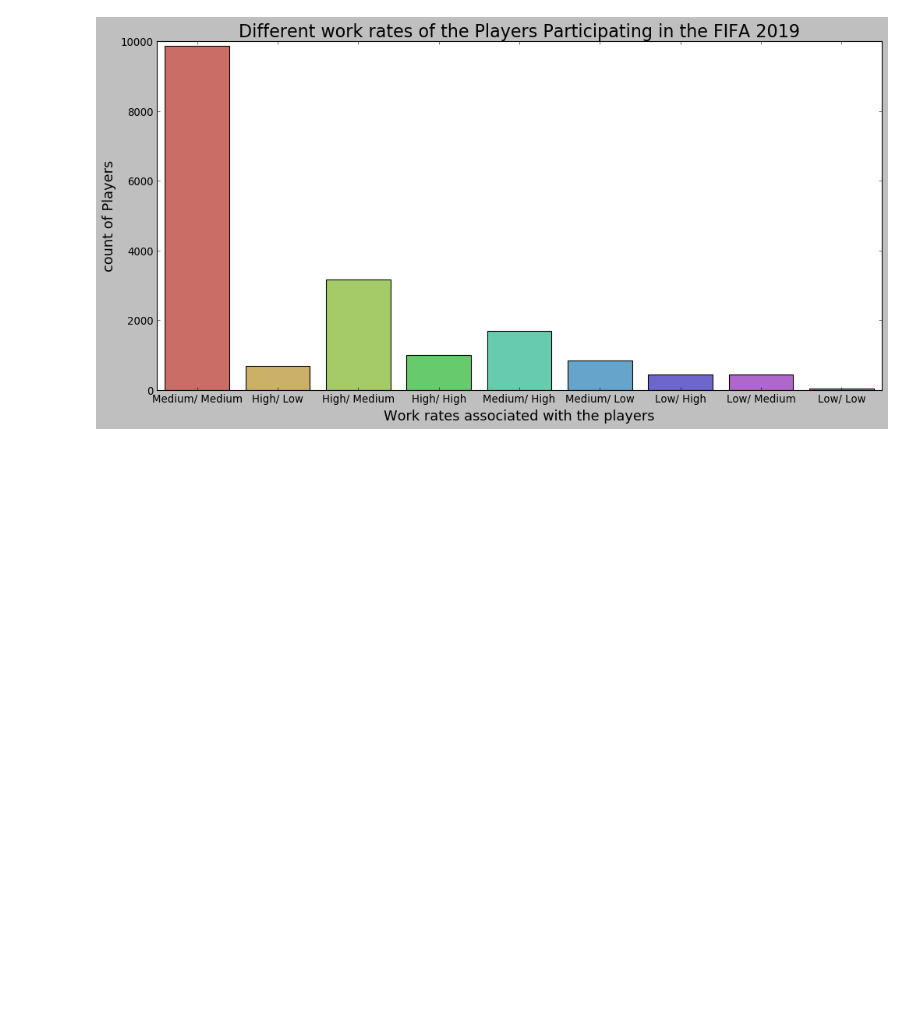
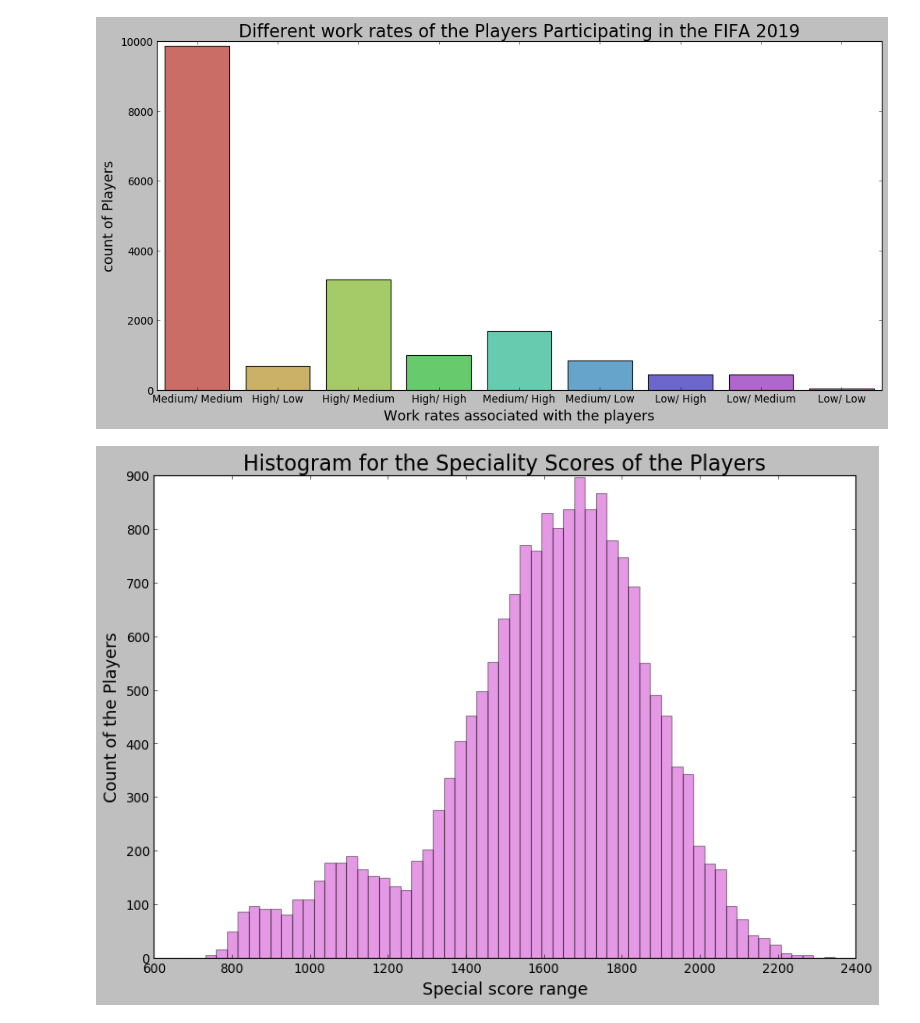
Before and after one commit to SiddarthSamdani/Fifa_Visualization, a Jupyter notebook: Fifa_Visualization.ipynb, the cells around one changed output. Drawn from its saved outputs; the diff is of its cells as text; code cells hidden in the pictures; blank space fills up the shorter version.

Commit message:
Various parameters are visualised with the help of matplotlib and seaborn

```diff
--- a/Fifa_Visualization.ipynb
+++ b/Fifa_Visualization.ipynb
@@ -375,3 +375,17 @@ plt.ylabel('count of Players', fontsize = 16)
 plt.show()
 # %% [output]
 [figure]
+# %%
+# To show Different Speciality Score of the players participating in the FIFA 2019
+
+x = data.Special
+plt.figure(figsize = (12, 8))
+plt.style.use('tableau-colorblind10')
+
+ax = sns.distplot(x, bins = 58, kde = False, color = 'm')
+ax.set_xlabel(xlabel = 'Special score range', fontsize = 16)
+ax.set_ylabel(ylabel = 'Count of the Players',fontsize = 16)
+ax.set_title(label = 'Histogram for the Speciality Scores of the Players', fontsize = 20)
+plt.show()
+# %% [output]
+[figure, added]
```
Also changed, not shown: parts of 4 cells of this notebook.
